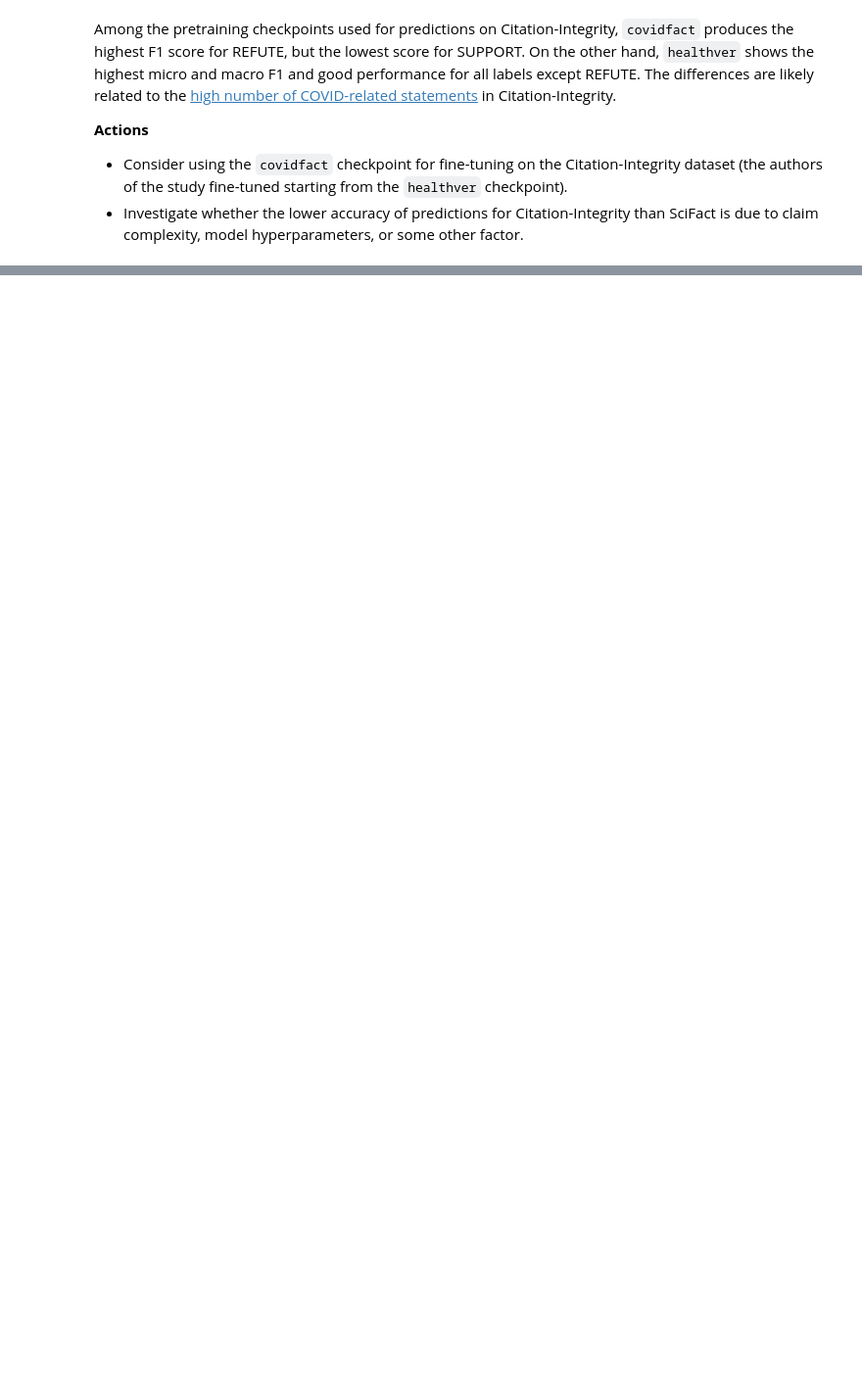
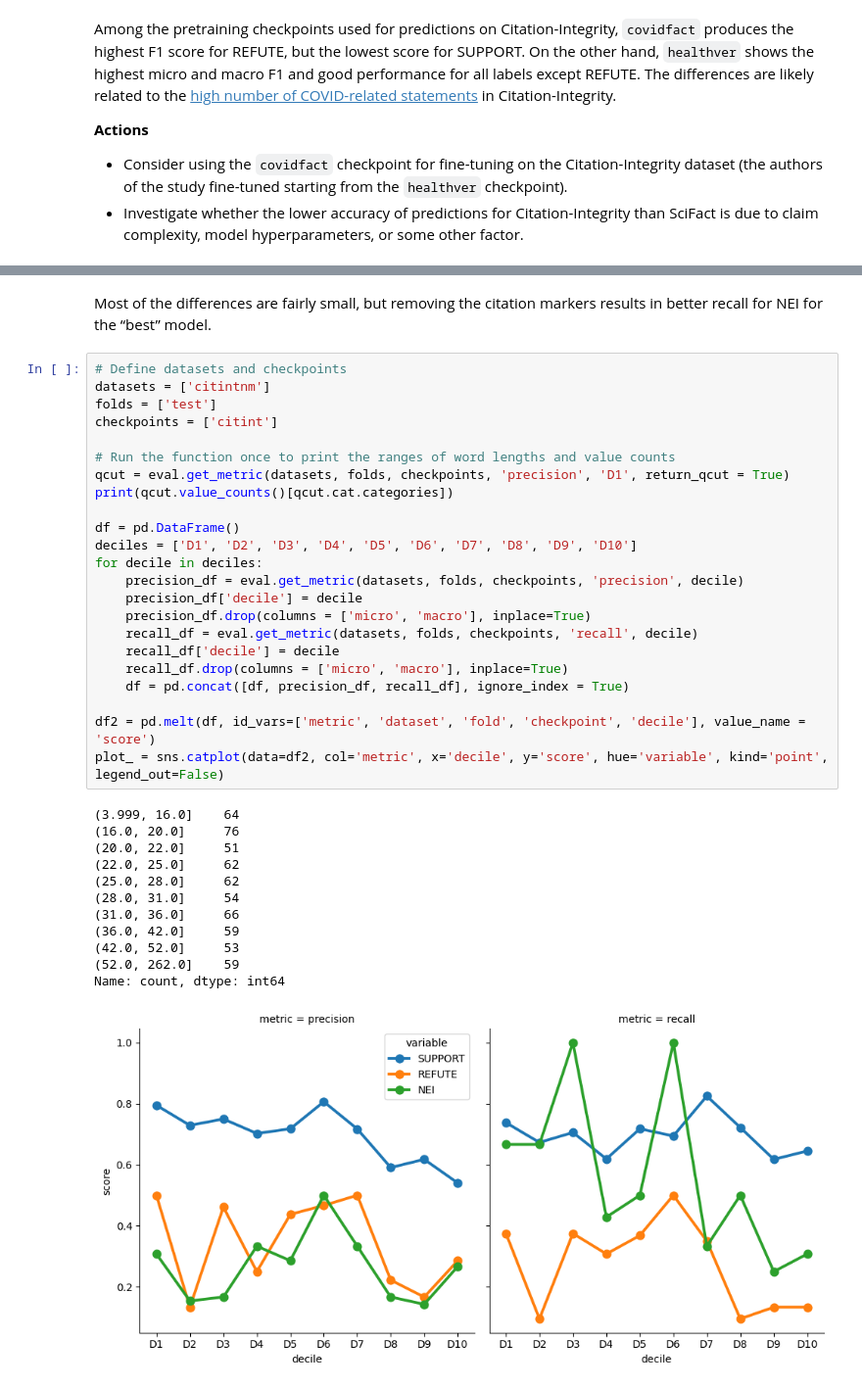
Before and after one commit to jedick/MLE-capstone-project, a Jupyter notebook: doc/07_Baselines.ipynb, the cells around one changed output, grey strips where cells are left out. Shown: that part at 98% size. Saved outputs shown, nothing was run; the diff lists cells and outputs as text; blank space fills up the shorter version.

```diff
--- a/doc/07_Baselines.ipynb
+++ b/doc/07_Baselines.ipynb
@@ -100,0 +102,38 @@ The differences are likely related to the [high number of COVID-related statemen
+# %% [markdown]
+Most of the differences are fairly small, but removing the citation markers results in better recall for NEI for the “best” model.
+# %%
+# Define datasets and checkpoints
+datasets = ['citintnm']
+folds = ['test']
+checkpoints = ['citint']
+
+# Run the function once to print the ranges of word lengths and value counts
+qcut = eval.get_metric(datasets, folds, checkpoints, 'precision', 'D1', return_qcut = True)
+print(qcut.value_counts()[qcut.cat.categories])
+
+df = pd.DataFrame()
+deciles = ['D1', 'D2', 'D3', 'D4', 'D5', 'D6', 'D7', 'D8', 'D9', 'D10']
+for decile in deciles:
+    precision_df = eval.get_metric(datasets, folds, checkpoints, 'precision', decile)
+    precision_df['decile'] = decile
+    precision_df.drop(columns = ['micro', 'macro'], inplace=True)
+    recall_df = eval.get_metric(datasets, folds, checkpoints, 'recall', decile)
+    recall_df['decile'] = decile
+    recall_df.drop(columns = ['micro', 'macro'], inplace=True)
+    df = pd.concat([df, precision_df, recall_df], ignore_index = True)
+
+df2 = pd.melt(df, id_vars=['metric', 'dataset', 'fold', 'checkpoint', 'decile'], value_name = 'score')
+plot_ = sns.catplot(data=df2, col='metric', x='decile', y='score', hue='variable', kind='point', legend_out=False)
+# %% [output]
+(3.999, 16.0]    64
+(16.0, 20.0]     76
+(20.0, 22.0]     51
+(22.0, 25.0]     62
+(25.0, 28.0]     62
+(28.0, 31.0]     54
+(31.0, 36.0]     66
+(36.0, 42.0]     59
+(42.0, 52.0]     53
+(52.0, 262.0]    59
+Name: count, dtype: int64
+[figure, added]
```
Also changed, not shown: parts of 8 cells of this notebook, 41 other files.
